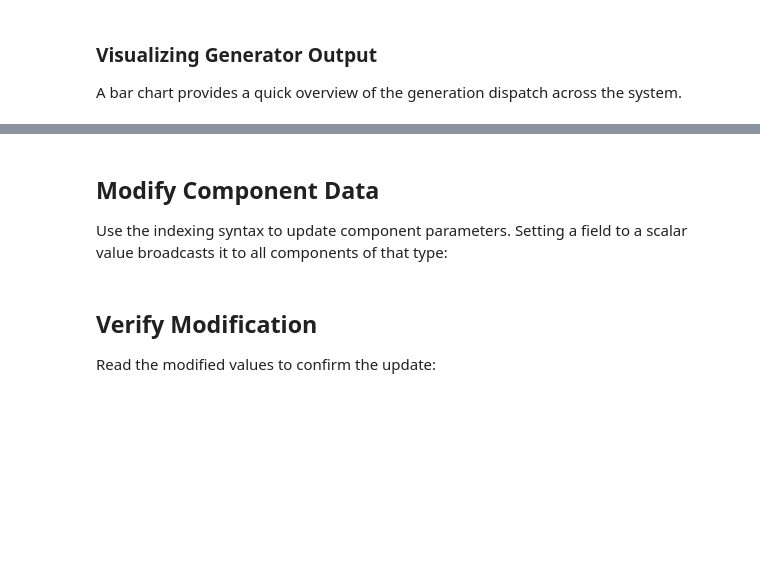
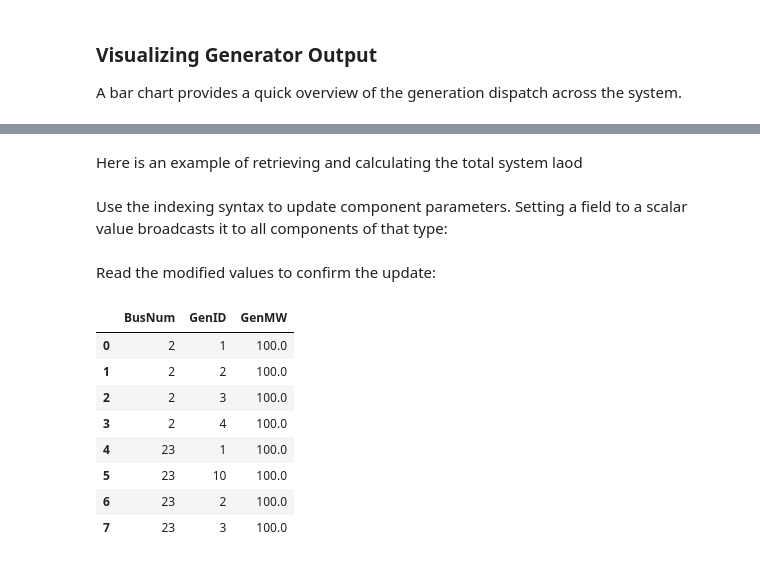
Before and after one commit to lukelowry/ESApp, a Jupyter notebook: docs/examples/getting_started/01_basic_data_access.ipynb, the cells around one changed output, grey strips where cells are left out. Drawn from its saved outputs; the diff is of its cells as text; code cells hidden in the pictures; blank space fills up the shorter version.

Commit message:
Example Enhance and Tests

```diff
--- a/docs/examples/getting_started/01_basic_data_access.ipynb
+++ b/docs/examples/getting_started/01_basic_data_access.ipynb
@@ -53,2 +69,4 @@ plot_gen_dispatch_and_voltage(online_gens, V)
+# %% [markdown]
+Here is an example of retrieving and calculating the total system laod
 # %%
 loads = wb[Load, ["LoadMW", "LoadMVR"]]
@@ -59,12 +74,18 @@ plot_gen_load_balance(total_gen, total_load)
 # %% [markdown]
-## Modify Component Data
-
 Use the indexing syntax to update component parameters. Setting a field to a scalar value broadcasts it to all components of that type:
 # %%
 wb[Gen, "GenMW"] = 100.0
 # %% [markdown]
-## Verify Modification
-
 Read the modified values to confirm the update:
 # %%
-wb[Gen, "GenMW"].head(10)
+wb[Gen, "GenMW"].head(8)
+# %% [output]
+|  | BusNum | GenID | GenMW |
+| 0 | 2 | 1 | 100.0 |
+| 1 | 2 | 2 | 100.0 |
+| 2 | 2 | 3 | 100.0 |
+| 3 | 2 | 4 | 100.0 |
+| 4 | 23 | 1 | 100.0 |
+| 5 | 23 | 10 | 100.0 |
+| 6 | 23 | 2 | 100.0 |
+| 7 | 23 | 3 | 100.0 |
```
Also changed, not shown: parts of 6 cells of this notebook, 24 other files.
